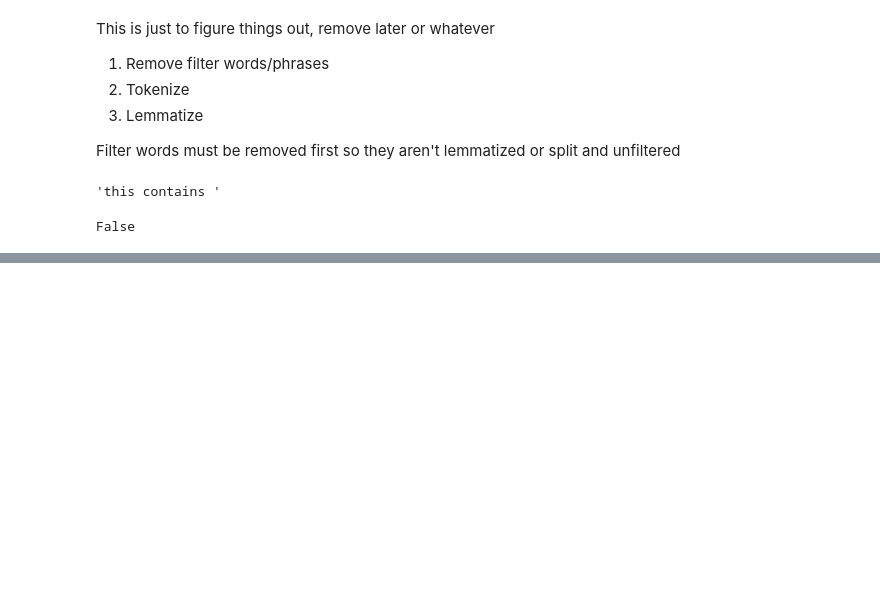
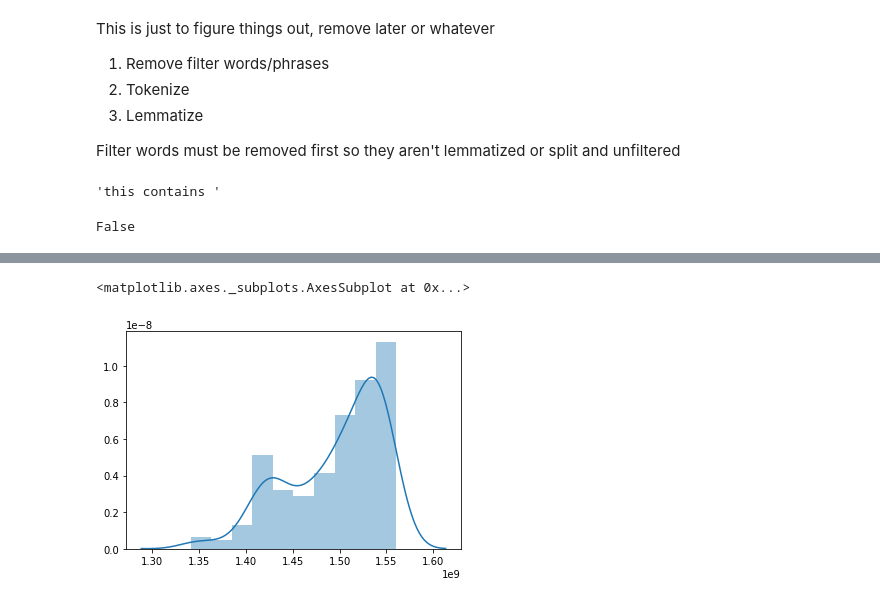
Before and after one commit to spencerqbrown/r_kamenrider, a Jupyter notebook: processing.ipynb, the cells around one changed output, grey strips where cells are left out. Cells and saved outputs as stored; diff of their text form; code cells hidden in the pictures; blank space fills up the shorter version.

Commit message:
Finished(?) get_show()
Should have committed before, made a lot of changes

```diff
--- a/processing.ipynb
+++ b/processing.ipynb
@@ -99,0 +194,9 @@ filtered_count / len(comments['id']) #worth it?
+# %%
+def stop_punc_remover(tokenized_text):
+    no_stops = []
+    for word in tokenized_text:
+        if (word not in stop) and (word not in string.punctuation) :
+            no_stops.append(word)
+    return no_stops
+# %%
+comments['body_no_punc_stops'] = comments['body_tokenized'].apply(lambda x: stop_punc_remover(x))
@@ -99,0 +289,4 @@ filtered_count / len(comments['id']) #worth it?
+# %%
+comments['primary_show'] = comments['body_no_punc_stops'].apply(lambda x: get_show(x, keywords))
+# %%
+comments_with_shows = comments[~comments['primary_show'].isnull()]
@@ -99,0 +315,7 @@ filtered_count / len(comments['id']) #worth it?
+# %%
+fourze_comments = comments_with_shows[comments_with_shows['primary_show'].str.contains('fourze')]
+fourze_dates = fourze_comments['created_utc'].tolist()
+sns.distplot(fourze_dates)
+# %% [output]
+<matplotlib.axes._subplots.AxesSubplot at 0x...>
+[figure, added]
```
Also changed, not shown: parts of 24 cells of this notebook.
